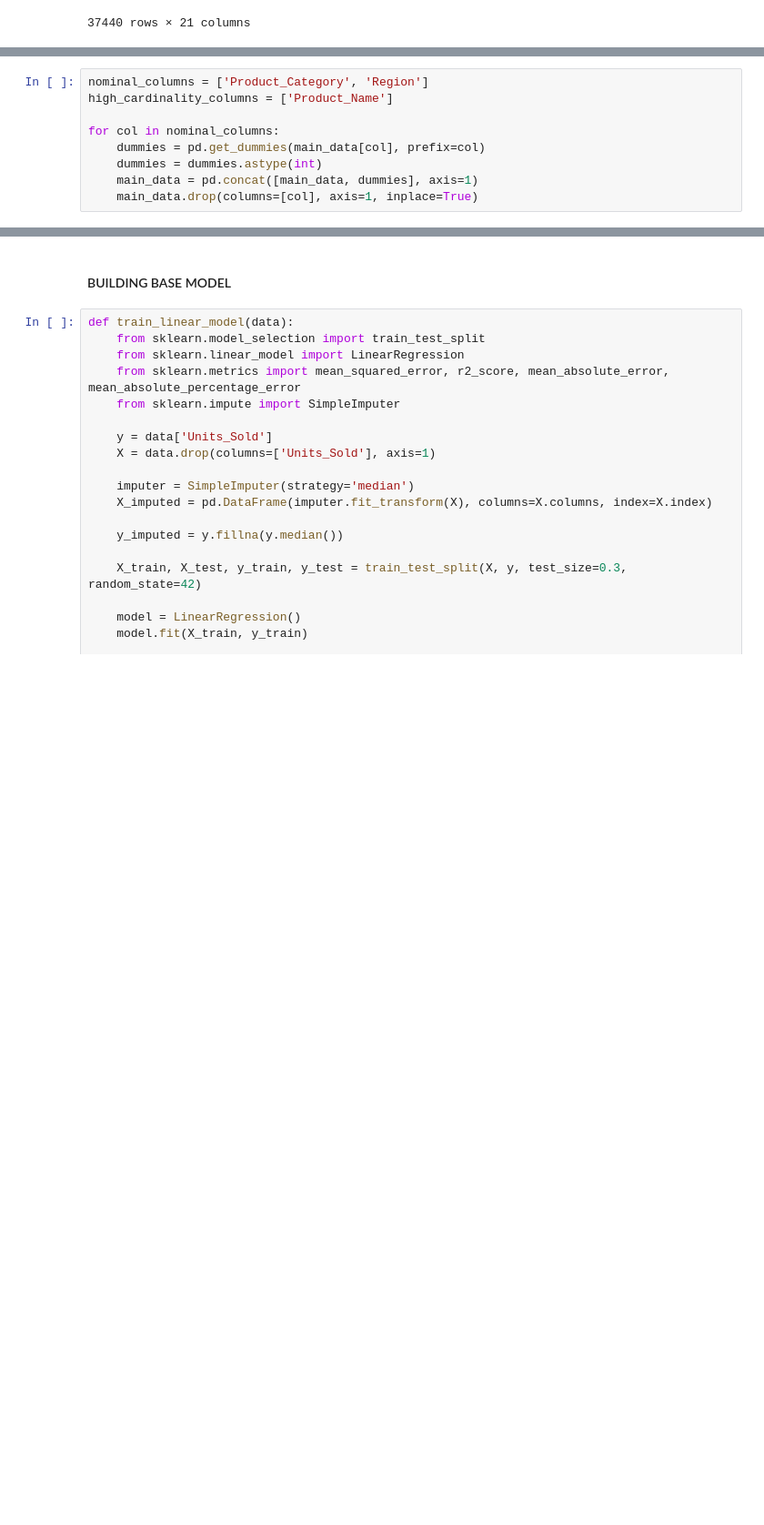
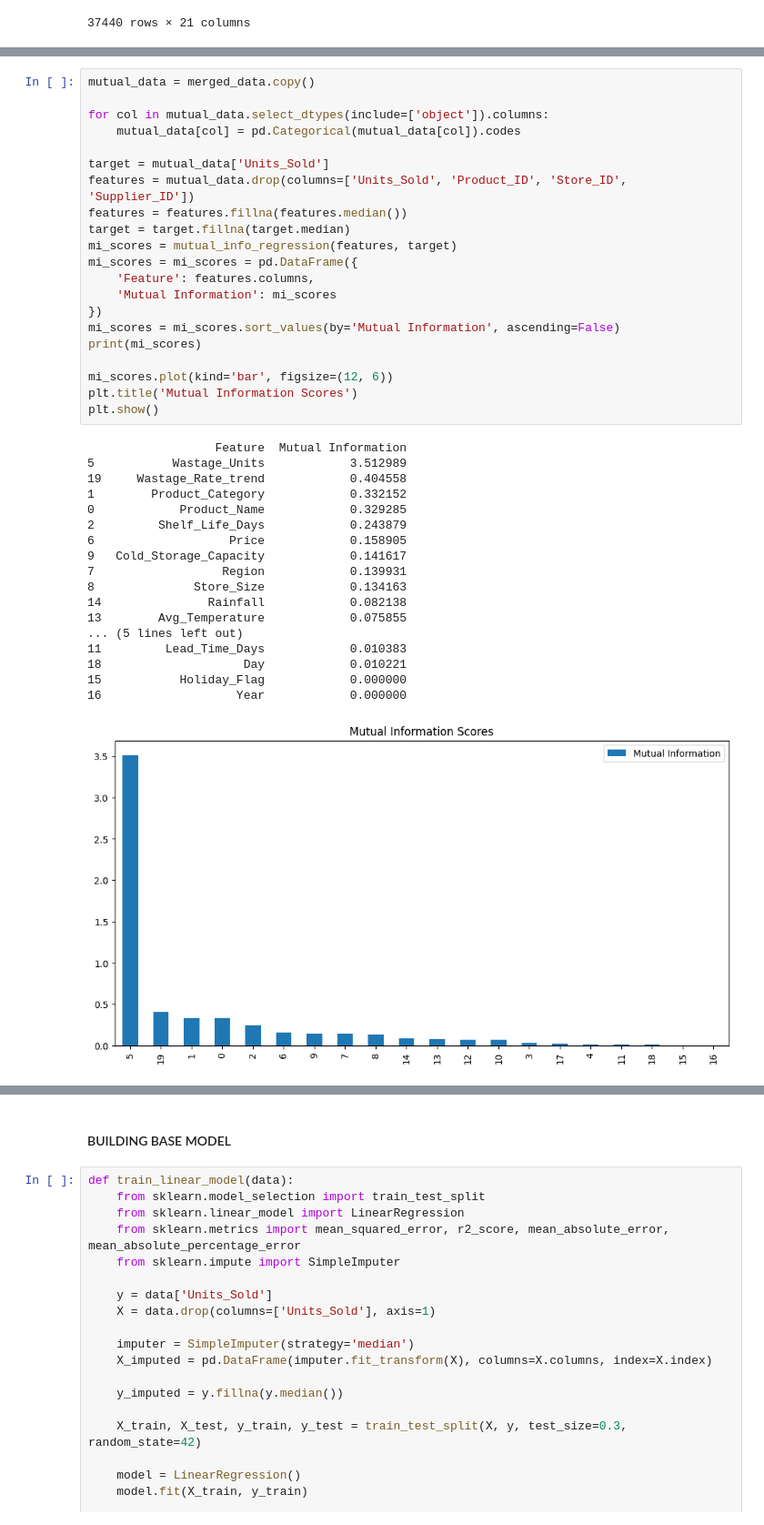
Before and after one commit to Adynike/Predictive-Modelling, a Jupyter notebook: Model/model.ipynb, the cells around one changed output, grey strips where cells are left out. Shown at 91% size. Cells and saved outputs as stored; diff of their text form; blank space fills up the shorter version.

```diff
--- a/Model/model.ipynb
+++ b/Model/model.ipynb
@@ -177,9 +127,0 @@ dtype: int64
-# %%
-nominal_columns = ['Product_Category', 'Region']
-high_cardinality_columns = ['Product_Name']
-
-for col in nominal_columns:
-    dummies = pd.get_dummies(main_data[col], prefix=col)
-    dummies = dummies.astype(int)
-    main_data = pd.concat([main_data, dummies], axis=1)
-    main_data.drop(columns=[col], axis=1, inplace=True)
@@ -211,0 +135,40 @@ dtype: object
+# %%
+mutual_data = merged_data.copy()
+
+for col in mutual_data.select_dtypes(include=['object']).columns:
+    mutual_data[col] = pd.Categorical(mutual_data[col]).codes
+
+target = mutual_data['Units_Sold']
+features = mutual_data.drop(columns=['Units_Sold', 'Product_ID', 'Store_ID', 'Supplier_ID'])
+features = features.fillna(features.median())
+target = target.fillna(target.median)
+mi_scores = mutual_info_regression(features, target)
+mi_scores = mi_scores = pd.DataFrame({
+    'Feature': features.columns,
+    'Mutual Information': mi_scores
+})
+mi_scores = mi_scores.sort_values(by='Mutual Information', ascending=False)
+print(mi_scores)
+
+mi_scores.plot(kind='bar', figsize=(12, 6))
+plt.title('Mutual Information Scores')
+plt.show()
+# %% [output]
+                  Feature  Mutual Information
+5           Wastage_Units            3.512989
+19     Wastage_Rate_trend            0.404558
+1        Product_Category            0.332152
+0            Product_Name            0.329285
+2         Shelf_Life_Days            0.243879
+6                   Price            0.158905
+9   Cold_Storage_Capacity            0.141617
+7                  Region            0.139931
+8              Store_Size            0.134163
+14               Rainfall            0.082138
+13        Avg_Temperature            0.075855
+... (5 lines left out)
+11         Lead_Time_Days            0.010383
+18                    Day            0.010221
+15           Holiday_Flag            0.000000
+16                   Year            0.000000
+[figure, added]
```
Also changed, not shown: parts of 28 cells of this notebook, 4 other files.
